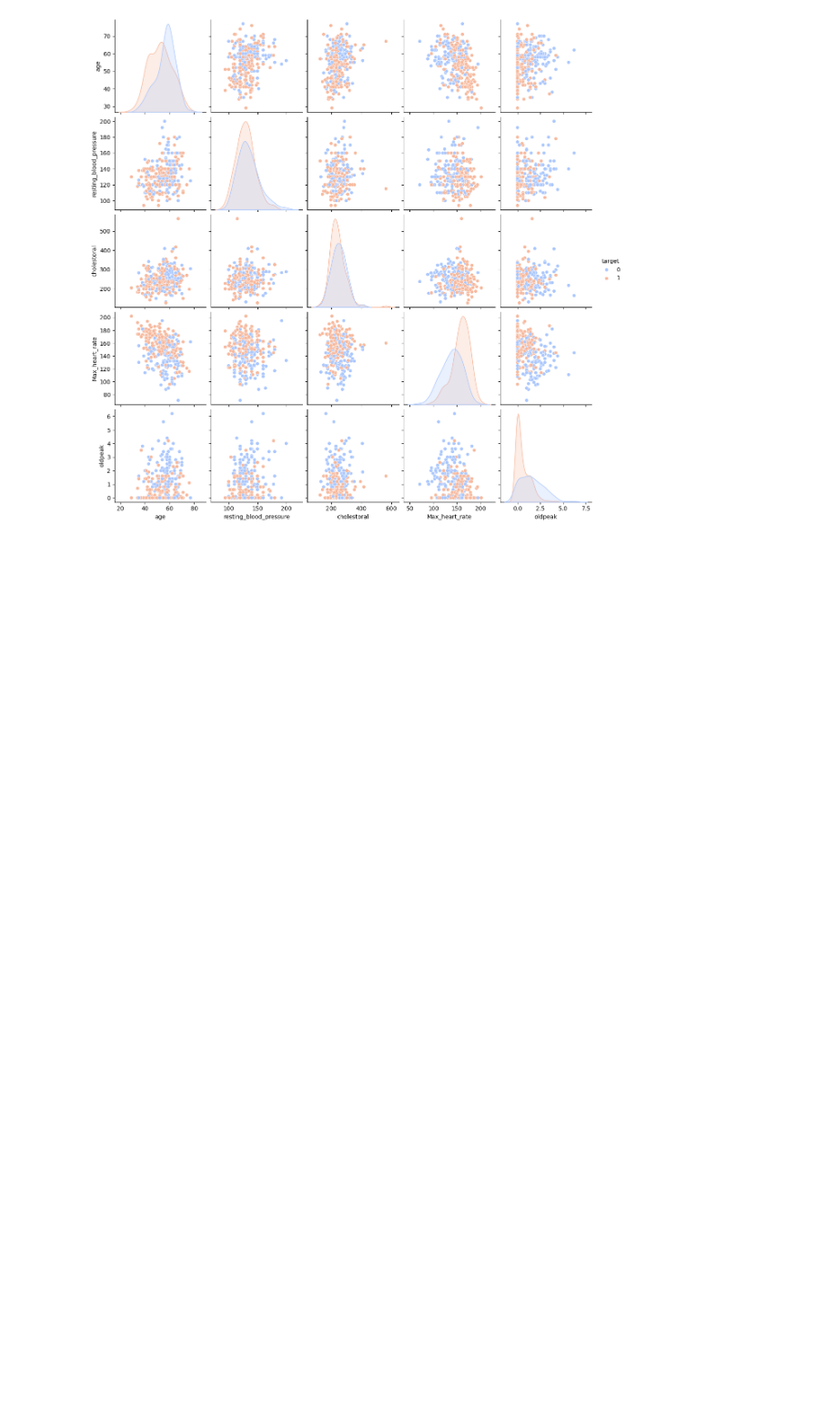
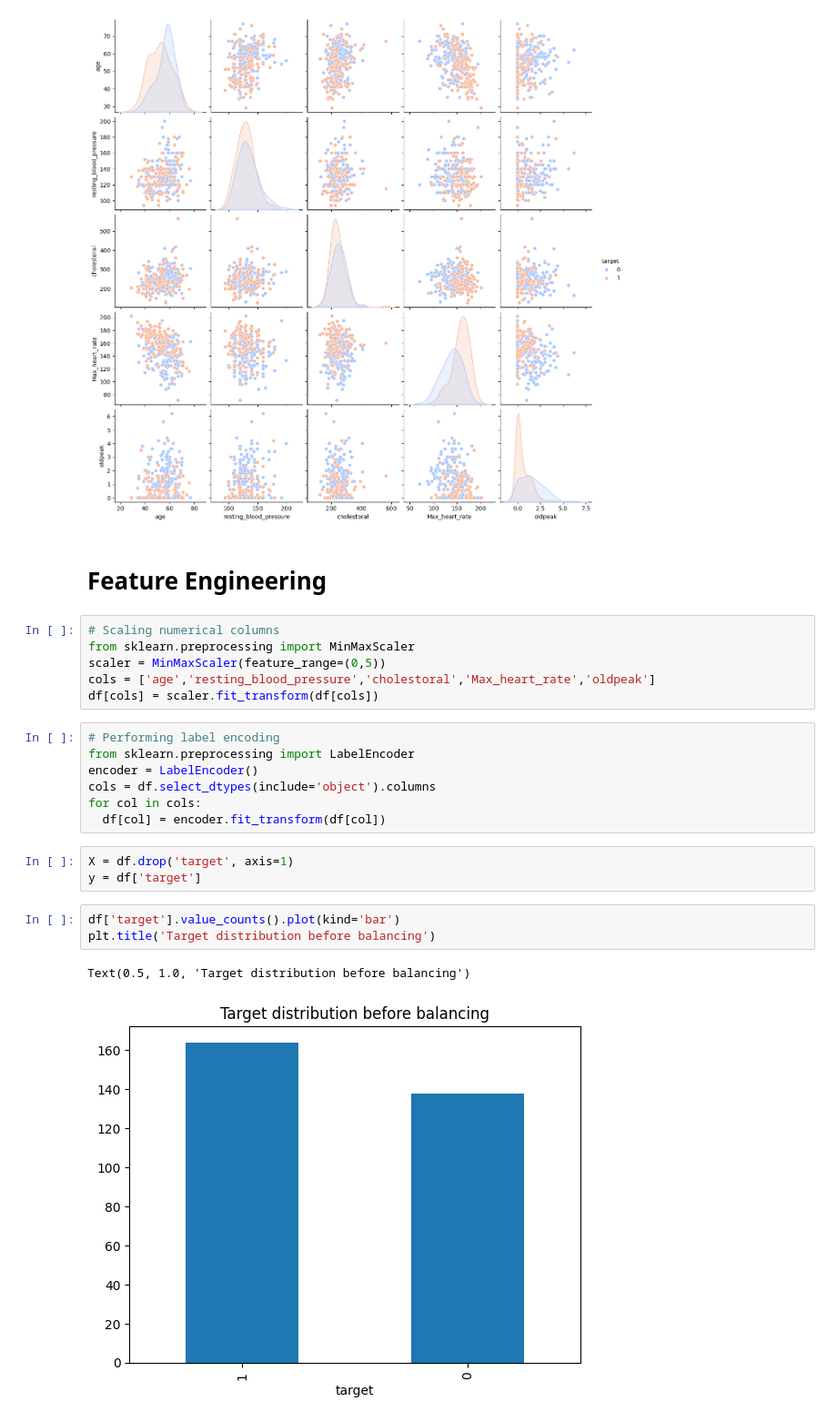
Before and after one commit to chfaizan2/Heart-Disease-Prediction-Using-Machine-Learning, a Jupyter notebook: Task_2_Heart_Disease_Prediction.ipynb, the cells around one changed output. Shown at 91% size. Cells and saved outputs as stored; diff of their text form; blank space fills up the shorter version.

```diff
--- a/Task_2_Heart_Disease_Prediction.ipynb
+++ b/Task_2_Heart_Disease_Prediction.ipynb
@@ -248,3 +248,27 @@ sns.pairplot(df[features], hue='target', palette='coolwarm')
 plt.show()
 # %% [output]
 [figure]
+# %% [markdown]
+# Feature Engineering
+# %%
+# Scaling numerical columns
+from sklearn.preprocessing import MinMaxScaler
+scaler = MinMaxScaler(feature_range=(0,5))
+cols = ['age','resting_blood_pressure','cholestoral','Max_heart_rate','oldpeak']
+df[cols] = scaler.fit_transform(df[cols])
+# %%
+# Performing label encoding
+from sklearn.preprocessing import LabelEncoder
+encoder = LabelEncoder()
+cols = df.select_dtypes(include='object').columns
+for col in cols:
+  df[col] = encoder.fit_transform(df[col])
+# %%
+X = df.drop('target', axis=1)
+y = df['target']
+# %%
+df['target'].value_counts().plot(kind='bar')
+plt.title('Target distribution before balancing')
+# %% [output]
+Text(0.5, 1.0, 'Target distribution before balancing')
+[figure, added]
```
Also changed, not shown: parts of 11 cells of this notebook.
